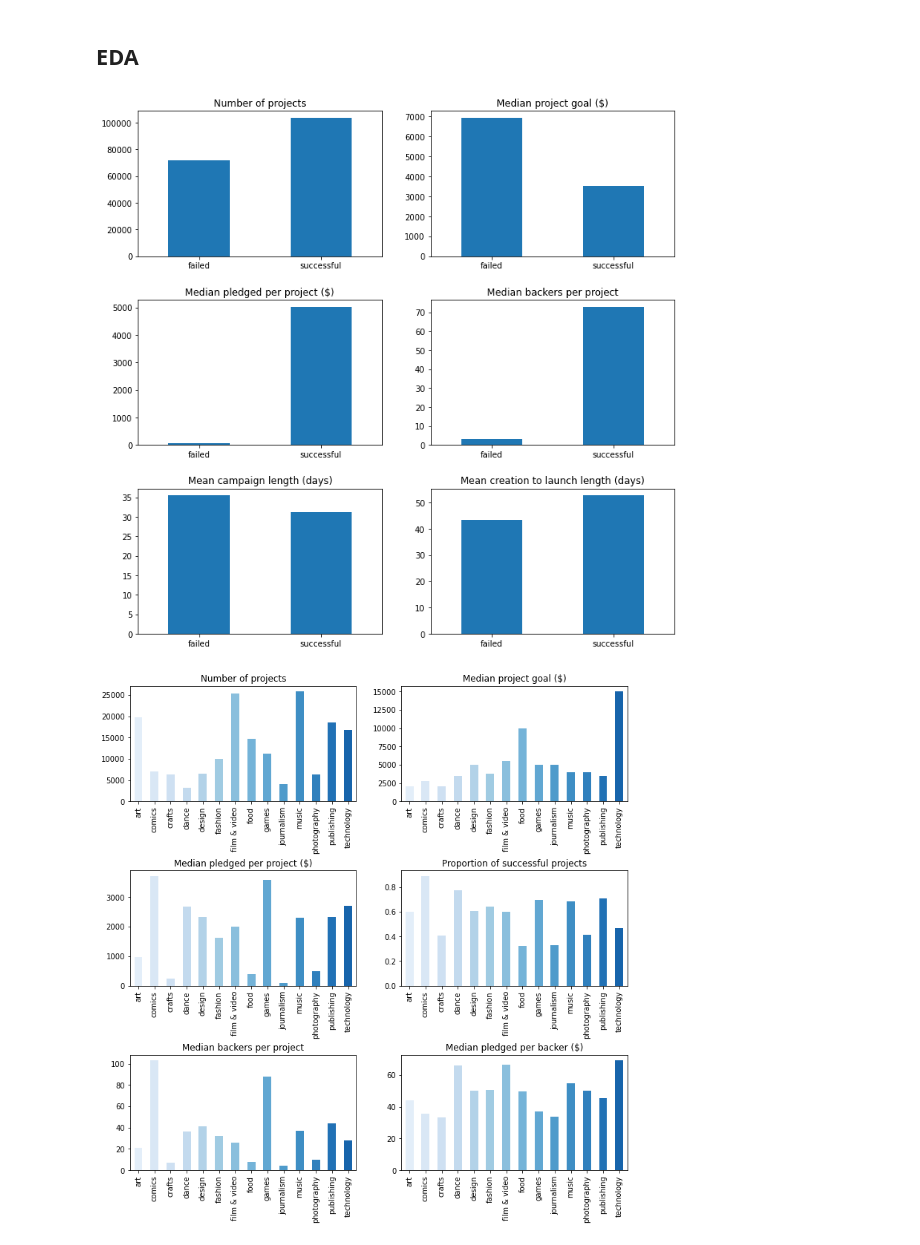
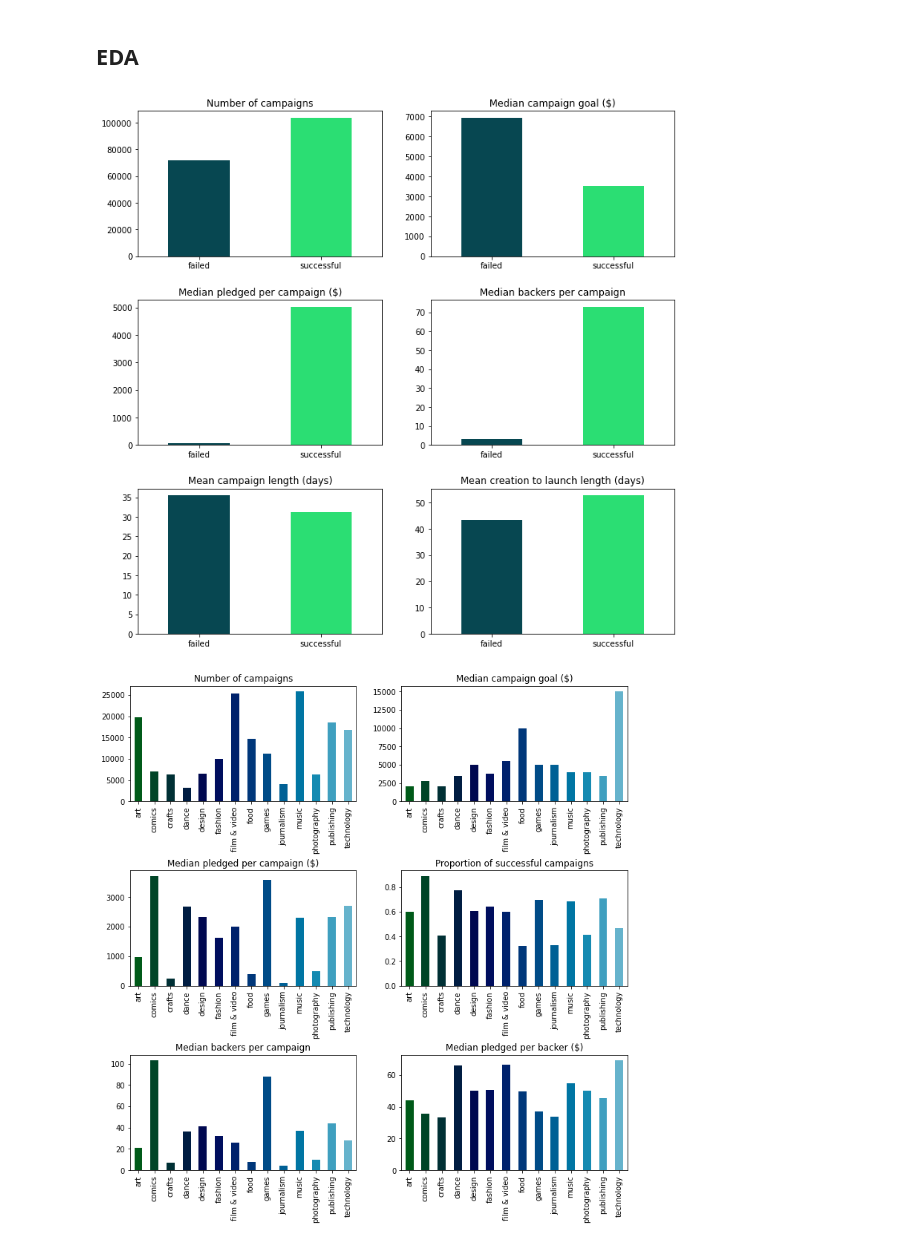
Before and after one commit to alicetsai1020/campaigns_on_kickstarter, a Jupyter notebook: draft.ipynb, the cells around one changed output. Drawn from its saved outputs; the diff is of its cells as text; code cells hidden in the pictures.

Commit message:
color scheme

```diff
--- a/draft.ipynb
+++ b/draft.ipynb
@@ -410,35 +411,35 @@ df.to_csv('processed_data.csv')
 # %%
 # Plotting the average amount pledged to successful and unsuccesful projects
 fig, ((ax1, ax2), (ax3,ax4), (ax5, ax6)) = plt.subplots(3, 2, figsize=(12,12))
 
-df['state'].value_counts(ascending=True).plot(kind='bar', ax=ax1, rot=0)
-ax1.set_title('Number of projects')
+df['state'].value_counts(ascending=True).plot(kind='bar', ax=ax1, color=['#074751', '#2bde73'], rot=0)
+ax1.set_title('Number of campaigns')
 ax1.set_xlabel('')
 
-df.groupby('state').usd_goal.median().plot(kind='bar', ax=ax2, rot=0)
-ax2.set_title('Median project goal ($)')
+df.groupby('state').usd_goal.median().plot(kind='bar', ax=ax2, color=['#074751', '#2bde73'], rot=0)
+ax2.set_title('Median campaign goal ($)')
 ax2.set_xlabel('')
 
-df.groupby('state').usd_pledged.median().plot(kind='bar', ax=ax3, rot=0)
-ax3.set_title('Median pledged per project ($)')
+df.groupby('state').usd_pledged.median().plot(kind='bar', ax=ax3, color=['#074751', '#2bde73'], rot=0)
+ax3.set_title('Median pledged per campaign ($)')
 ax3.set_xlabel('')
 
-df.groupby('state').backers_count.median().plot(kind='bar', ax=ax4, rot=0)
-ax4.set_title('Median backers per project')
+df.groupby('state').backers_count.median().plot(kind='bar', ax=ax4, color=['#074751', '#2bde73'], rot=0)
+ax4.set_title('Median backers per campaign')
 ax4.set_xlabel('')
 
-df.groupby('state').campaign_days.mean().plot(kind='bar', ax=ax5, rot=0)
+df.groupby('state').campaign_days.mean().plot(kind='bar', ax=ax5, color=['#074751', '#2bde73'], rot=0)
 ax5.set_title('Mean campaign length (days)')
 ax5.set_xlabel('')
 
-df.groupby('state').creation_to_launch_days.mean().plot(kind='bar', ax=ax6, rot=0)
+df.groupby('state').creation_to_launch_days.mean().plot(kind='bar', ax=ax6, color=['#074751', '#2bde73'], rot=0)
 ax6.set_title('Mean creation to launch length (days)')
 ax6.set_xlabel('')
 
 fig.subplots_adjust(hspace=0.3)
 plt.show()
 # %% [output]
-[figure, old version]
+[figure, new version]
 # %%
 # Creating a dataframe grouped by category with columns for failed and successful
 cat_df = pd.get_dummies(df.set_index('category').state).groupby('category').sum()
@@ -446,26 +447,26 @@ cat_df = pd.get_dummies(df.set_index('category').state).groupby('category').sum(
 # Plotting
 fig, ((ax1, ax2), (ax3, ax4), (ax5, ax6)) = plt.subplots(3, 2, figsize=(12,12))
 
-color = cm.Blues(np.linspace(0.1,0.8,df.category.nunique())) # Setting a colormap
+color = cm.ocean(np.linspace(0.1,0.8,df.category.nunique())) # Setting a colormap
 
 df.groupby('category').category.count().plot(kind='bar', ax=ax1, color=color)
-ax1.set_title('Number of projects')
+ax1.set_title('Number of campaigns')
 ax1.set_xlabel('')
 
 df.groupby('category').usd_goal.median().plot(kind='bar', ax=ax2, color=color)
-ax2.set_title('Median project goal ($)')
+ax2.set_title('Median campaign goal ($)')
 ax2.set_xlabel('')
 
 df.groupby('category').usd_pledged.median().plot(kind='bar', ax=ax3, color=color)
-ax3.set_title('Median pledged per project ($)')
+ax3.set_title('Median pledged per campaign ($)')
 ax3.set_xlabel('')
 
 cat_df.div(cat_df.sum(axis=1), axis=0).successful.plot(kind='bar', ax=ax4, color=color) # Normalizes counts across rows
-ax4.set_title('Proportion of successful projects')
+ax4.set_title('Proportion of successful campaigns')
 ax4.set_xlabel('')
 
 df.groupby('category').backers_count.median().plot(kind='bar', ax=ax5, color=color)
-ax5.set_title('Median backers per project')
+ax5.set_title('Median backers per campaign')
 ax5.set_xlabel('')
 
 df.groupby('category').pledge_per_backer.median().plot(kind='bar', ax=ax6, color=color)
@@ -475,7 +476,7 @@ ax6.set_xlabel('')
 fig.subplots_adjust(hspace=0.6)
 plt.show()
 # %% [output]
-[figure, old version]
+[figure, new version]
 # %%
 # Creating a dataframe grouped by the day on which they were launched, with columns for failed and successful
 day_df = pd.get_dummies(df.set_index('launch_day').state).groupby('launch_day').sum()
```
Also changed, not shown: parts of 4 cells of this notebook.
